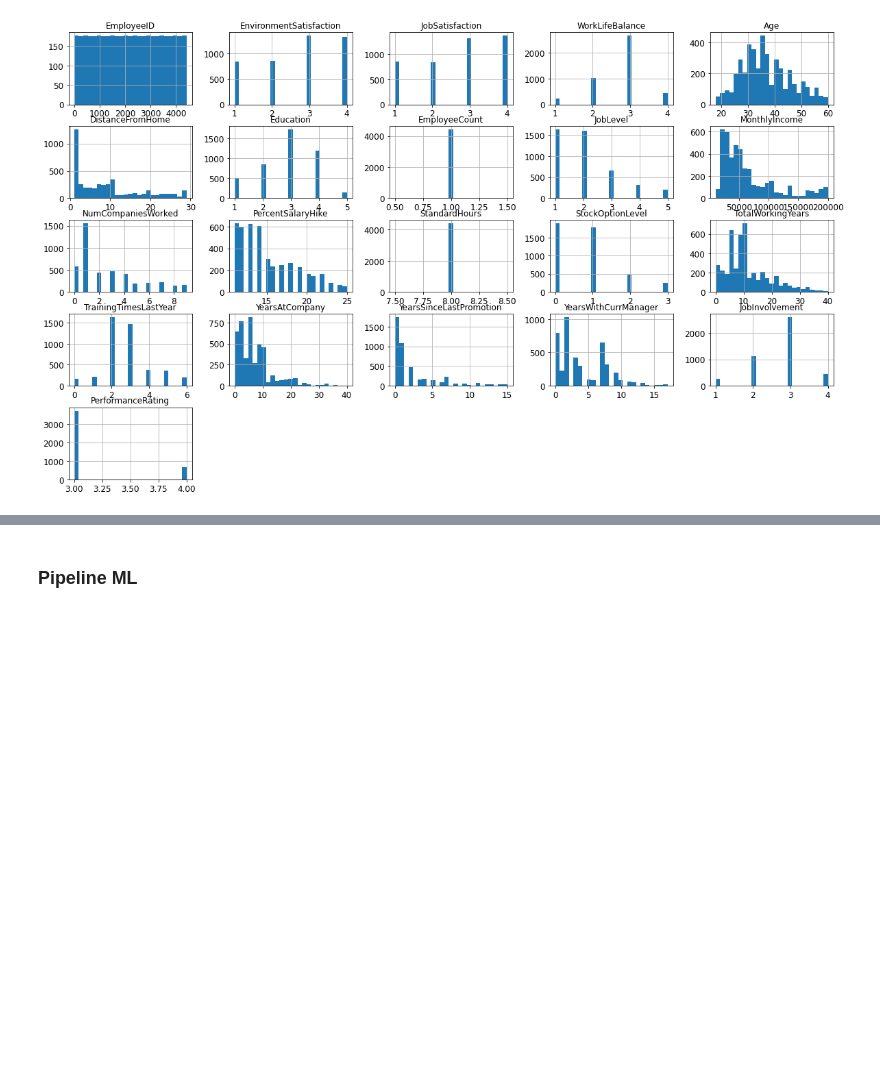
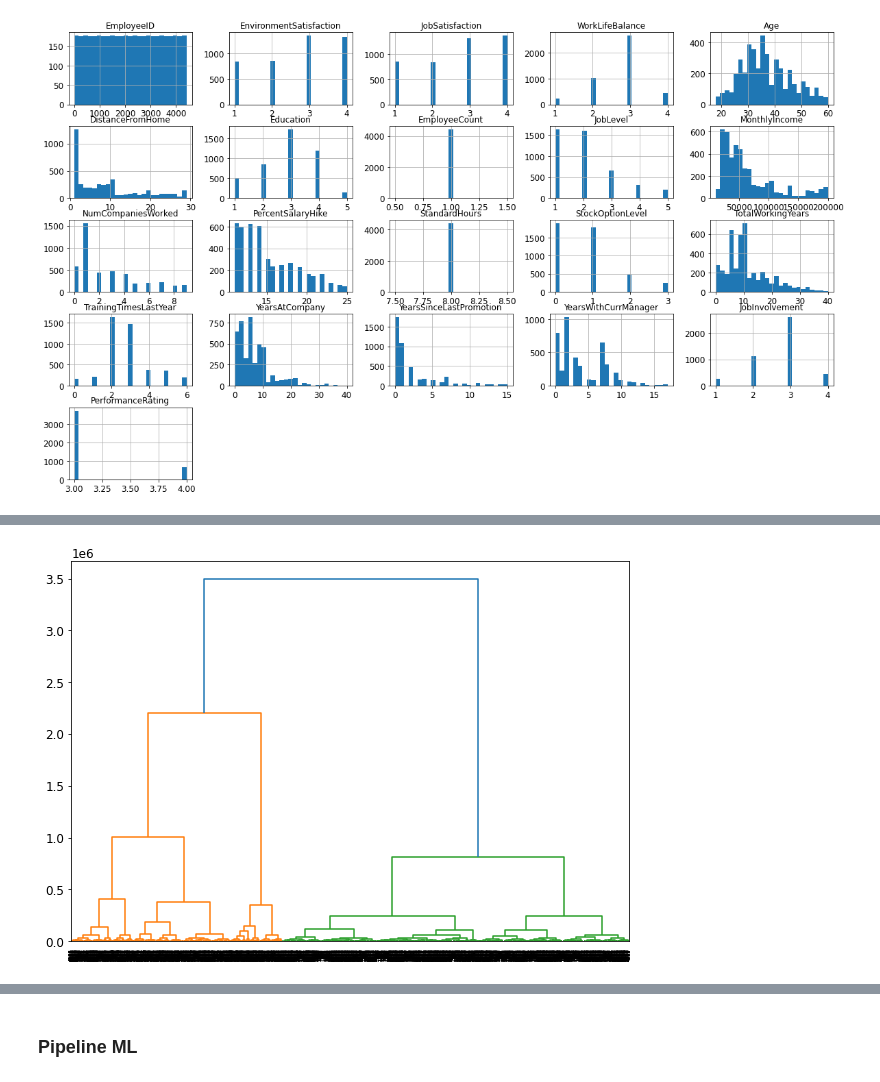
Before and after one commit to VictorMassotte/Projet-IA, a Jupyter notebook: projet-ia.ipynb, the cells around one changed output, grey strips where cells are left out. Cells and saved outputs as stored; diff of their text form; code cells hidden in the pictures; blank space fills up the shorter version.

```diff
--- a/projet-ia.ipynb
+++ b/projet-ia.ipynb
@@ -107,3 +110,22 @@ array([[<AxesSubplot:title={'center':'EmployeeID'}>,
         <AxesSubplot:>, <AxesSubplot:>, <AxesSubplot:>, <AxesSubplot:>]],
       dtype=object)
 [figure]
+# %%
+from scipy.cluster.hierarchy import dendrogram, linkage
+
+X = allData.copy() # A new copy of data set
+X.drop("Attrition", axis=1, inplace=True) # Not numerical
+X.drop("BusinessTravel", axis=1, inplace=True) # Not numerical
+X.drop("EducationField", axis=1, inplace=True) # Not numerical
+X.drop("Department", axis=1, inplace=True) # Not numerical
+X.drop("Gender", axis=1, inplace=True) # Not numerical
+X.drop("JobRole", axis=1, inplace=True) # Not numerical
+X.drop("MaritalStatus", axis=1, inplace=True) # Not numerical
+X.drop("Over18", axis=1, inplace=True) # Not numerical
+X.drop("EnvironmentSatisfaction", axis=1, inplace=True) # Missing values
+X.drop("JobSatisfaction", axis=1, inplace=True) # Missing values
+X.drop("WorkLifeBalance", axis=1, inplace=True) # Missing values
+X.drop("NumCompaniesWorked", axis=1, inplace=True) # Missing values
+X.drop("TotalWorkingYears", axis=1, inplace=True) # Missing values
+
+X.head()
@@ -109,0 +139,6 @@ array([[<AxesSubplot:title={'center':'EmployeeID'}>,
+# %%
+plt.figure(figsize=(10, 7))
+dendrogram(linkage(X, method='ward'), orientation='top', distance_sort='descending', show_leaf_counts=True)
+plt.show()
+# %% [output]
+[figure, added]
```
Also changed, not shown: parts of 12 cells of this notebook.
